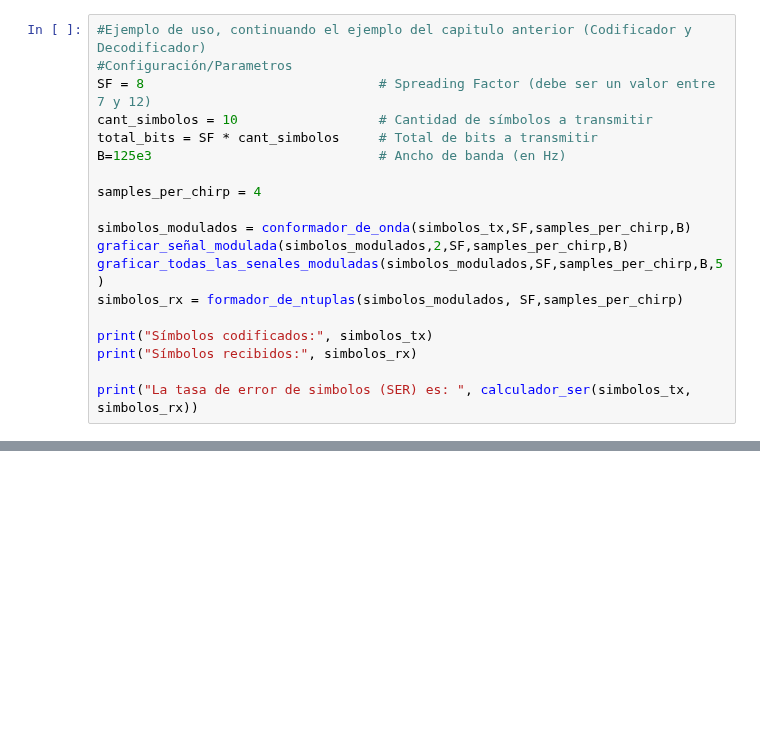
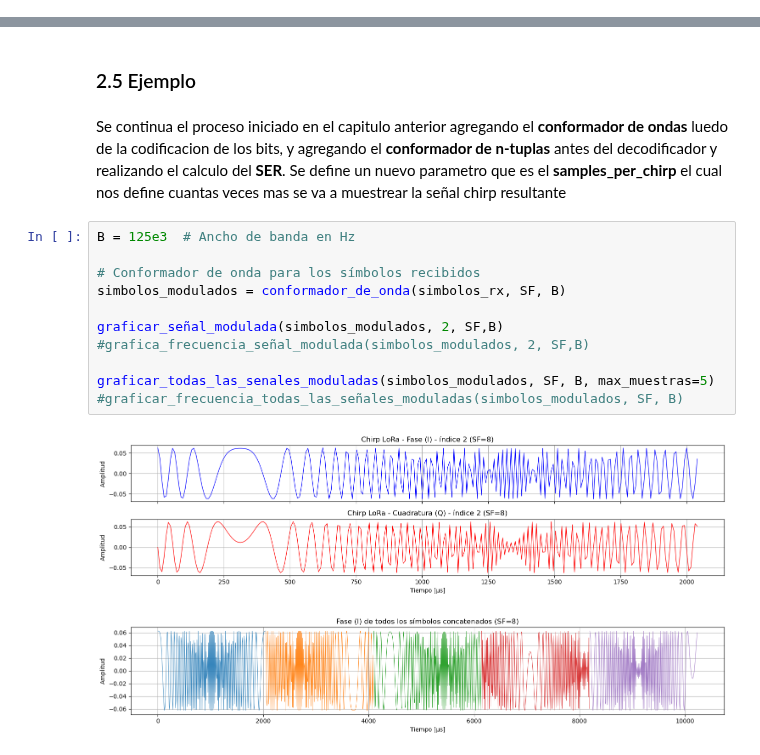
Before and after one commit to nicopinera/com-dig, a Jupyter notebook: 3_Channel.ipynb, the cells around one changed output, grey strips where cells are left out. Saved outputs shown, nothing was run; the diff lists cells and outputs as text; blank space fills up the shorter version.

```diff
--- a/3_Channel.ipynb
+++ b/3_Channel.ipynb
@@ -425,22 +451,3 @@ def graficar_todas_las_senales_moduladas(simbolos_modulados, SF, samples_per_chi
     plt.grid(True)
     plt.tight_layout()
     plt.show()
-# %%
-#Ejemplo de uso, continuando el ejemplo del capitulo anterior (Codificador y Decodificador)
-#Configuración/Parametros
-SF = 8                              # Spreading Factor (debe ser un valor entre 7 y 12)
-cant_simbolos = 10                  # Cantidad de símbolos a transmitir
-total_bits = SF * cant_simbolos     # Total de bits a transmitir
-B=125e3                             # Ancho de banda (en Hz)
-
-samples_per_chirp = 4
-
-simbolos_modulados = conformador_de_onda(simbolos_tx,SF,samples_per_chirp,B)
-graficar_señal_modulada(simbolos_modulados,2,SF,samples_per_chirp,B)
-graficar_todas_las_senales_moduladas(simbolos_modulados,SF,samples_per_chirp,B,5)
-simbolos_rx = formador_de_ntuplas(simbolos_modulados, SF,samples_per_chirp)
-
-print("Símbolos codificados:", simbolos_tx)
-print("Símbolos recibidos:", simbolos_rx)
-
-print("La tasa de error de simbolos (SER) es: ", calculador_ser(simbolos_tx, simbolos_rx))
@@ -453,0 +523,18 @@ La tasa de error de simbolos (SER) es:  0.0
+# %% [markdown]
+### 2.5 Ejemplo
+# %% [markdown]
+Se continua el proceso iniciado en el capitulo anterior agregando el **conformador de ondas** luedo de la codificacion de los bits, y agregando el **conformador de n-tuplas** antes del decodificador y realizando el calculo del **SER**. Se define un nuevo parametro que es el **samples_per_chirp** el cual nos define cuantas veces mas se va a muestrear la señal chirp resultante
+# %%
+B = 125e3  # Ancho de banda en Hz
+
+# Conformador de onda para los símbolos recibidos
+simbolos_modulados = conformador_de_onda(simbolos_rx, SF, B)
+
+graficar_señal_modulada(simbolos_modulados, 2, SF,B)
+#grafica_frecuencia_señal_modulada(simbolos_modulados, 2, SF,B)
+
+graficar_todas_las_senales_moduladas(simbolos_modulados, SF, B, max_muestras=5)
+#graficar_frecuencia_todas_las_señales_moduladas(simbolos_modulados, SF, B)
+# %% [output]
+[figure, added]
+[figure, added]
```
Also changed, not shown: parts of 93 cells of this notebook.
